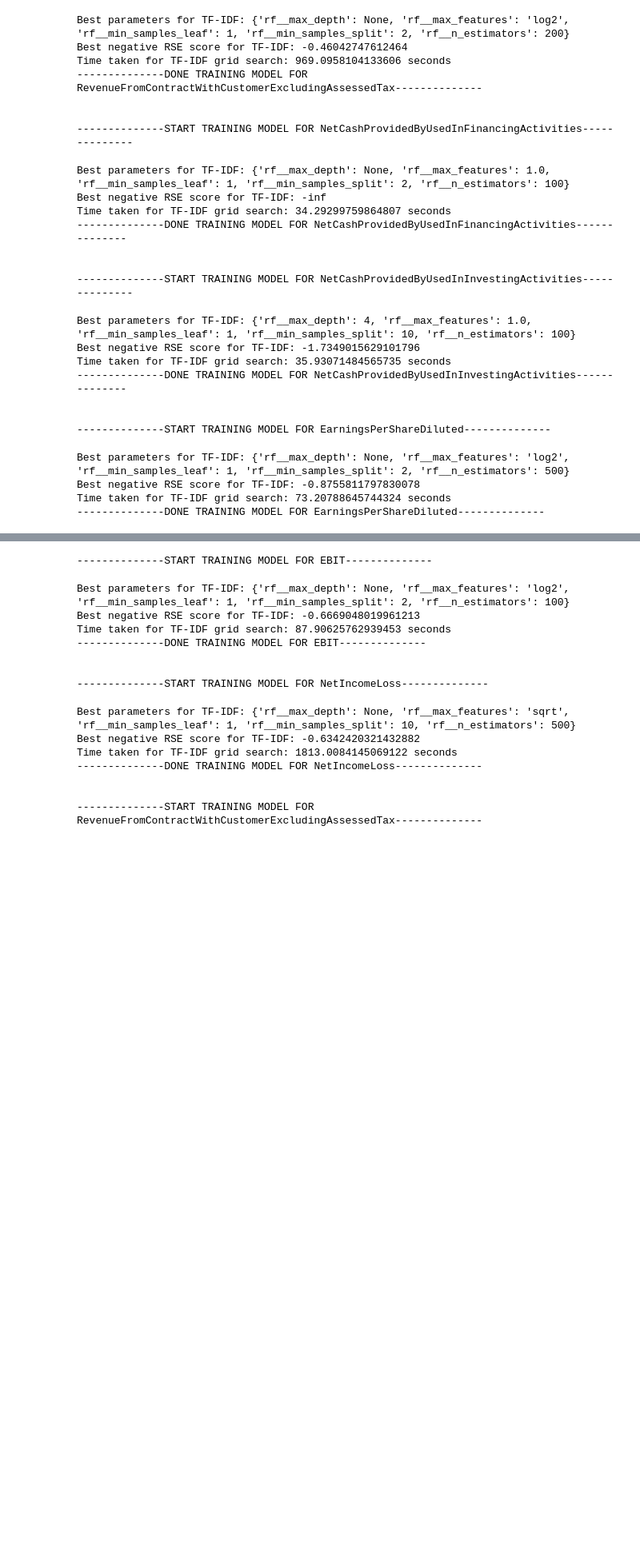
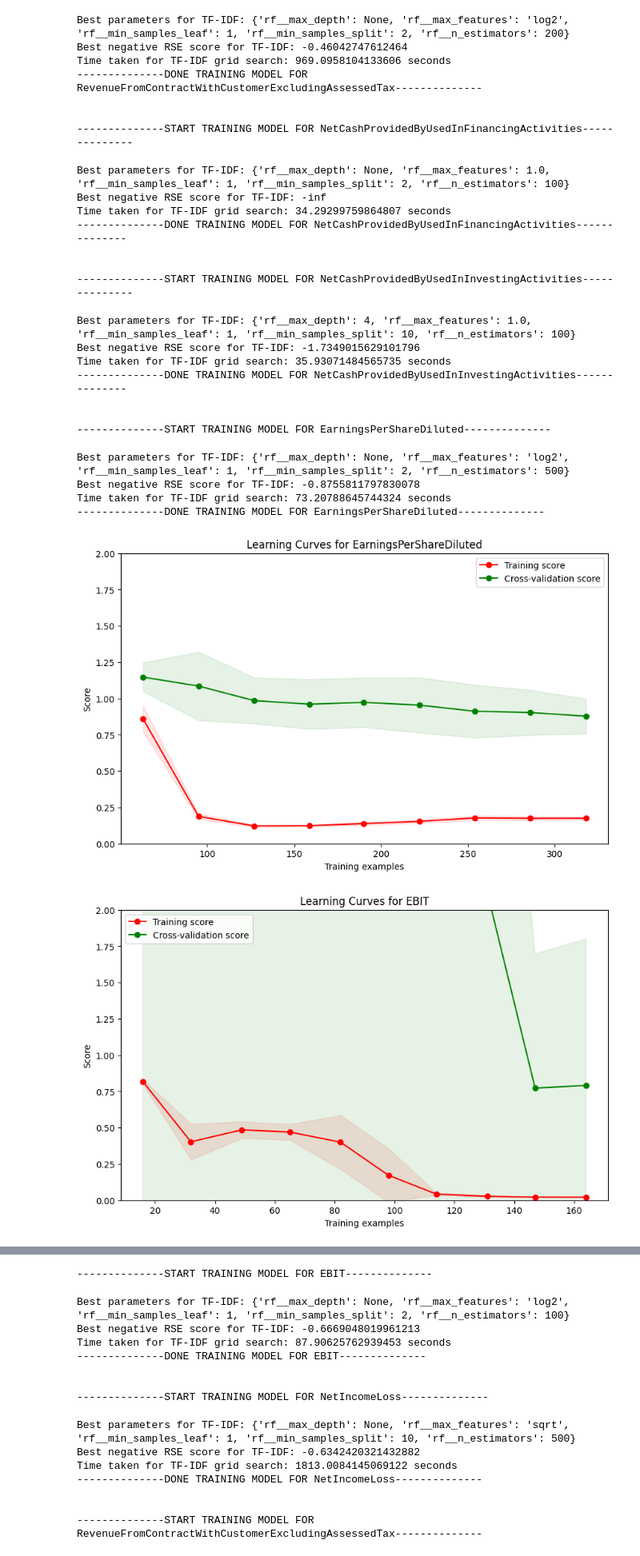
Before and after one commit to nkhanhle23/thesis, a Jupyter notebook: notebooks/3_performance_prediction/31a_predictive_model_randomforest.ipynb, the cells around one changed output, grey strips where cells are left out. Shown: that part at 80% size. Saved outputs shown, nothing was run; the diff lists cells and outputs as text; code cells hidden in the pictures; blank space fills up the shorter version.

Commit message:
Added learning curves to random forest regressors

```diff
--- a/notebooks/3_performance_prediction/31a_predictive_model_randomforest.ipynb
+++ b/notebooks/3_performance_prediction/31a_predictive_model_randomforest.ipynb
@@ -243,3 +245,78 @@ Best parameters for TF-IDF: {'rf__max_depth': None, 'rf__max_features': 'log2',
 Best negative RSE score for TF-IDF: -0.8755811797830078
 Time taken for TF-IDF grid search: 73.20788645744324 seconds
 --------------DONE TRAINING MODEL FOR EarningsPerShareDiluted--------------
+# %%
+import os
+import pickle
+import matplotlib.pyplot as plt
+from sklearn.model_selection import learning_curve
+
+def plot_learning_curves_for_best_estimators(model_directory, data_directory, scorer, random_state=42):
+    # List all files in the directory containing the saved GridSearchCV models
+    model_files = [f for f in os.listdir(model_directory) if f.endswith('.pkl')]
+
+
+    for model_file in model_files:
+        # Determine the corresponding dataset file
+        dataset_file = model_file.split('_')[0] + '_train__lemma.csv'
+
+        # Determine the metric name
+        metric_name = model_file.split('_')[0]
+
+        # Load the dataset
+        df = pd.read_csv(os.path.join(data_directory, dataset_file))
+
+        # Splitting data into features and target
+        X = df['text']
+        y = df['target']
+
+        # Load the GridSearchCV model
+        with open(os.path.join(model_directory, model_file), 'rb') as file:
+            grid_search = pickle.load(file)
+
+        # Extract the best estimator
+        best_estimator = grid_search.best_estimator_
+
+        # Generate learning curves for the best estimator
+        train_sizes, train_scores, validation_scores = learning_curve(
+            estimator=best_estimator,
+            X=X,
+            y=y,
+            train_sizes=np.linspace(0.1, 1.0, 10),
+            cv=10,
+            scoring=scorer,
+            n_jobs=-1,
+            random_state=random_state
+        )
+
+        # Calculate mean and standard deviation for training set scores
+        train_scores_mean = -train_scores.mean(axis=1)
+        train_scores_std = train_scores.std(axis=1)
+
+        # Calculate mean and standard deviation for validation set scores
+        validation_scores_mean = -validation_scores.mean(axis=1)
+        validation_scores_std = validation_scores.std(axis=1)
+
+        # Plot learning curves
+        plt.figure(figsize=(10, 6))
+        plt.title(f"Learning Curves for {metric_name}")
+        plt.xlabel("Training examples")
+        plt.ylabel("Score")
+        plt.ylim(0.0, 2.0)
+
+        plt.fill_between(train_sizes, train_scores_mean - train_scores_std,
+                        train_scores_mean + train_scores_std, alpha=0.1, color="r")
+        plt.fill_between(train_sizes, validation_scores_mean - validation_scores_std,
+                        validation_scores_mean + validation_scores_std, alpha=0.1, color="g")
+
+        plt.plot(train_sizes, train_scores_mean, 'o-', color="r", label="Training score")
+        plt.plot(train_sizes, validation_scores_mean, 'o-', color="g", label="Cross-validation score")
+        plt.legend(loc="best")
+        plt.show()
+
+db_model_path = '../../models/random_forest/distilbert_data/'
+db_file_path = '../../data/02_processed/distilbert_data/train/'
+plot_learning_curves_for_best_estimators(db_model_path, db_file_path, make_scorer(rse_scorer))
+# %% [output]
+[figure, added]
+[figure, added]
```
Also changed, not shown: parts of 3 cells of this notebook, 1 other file.
